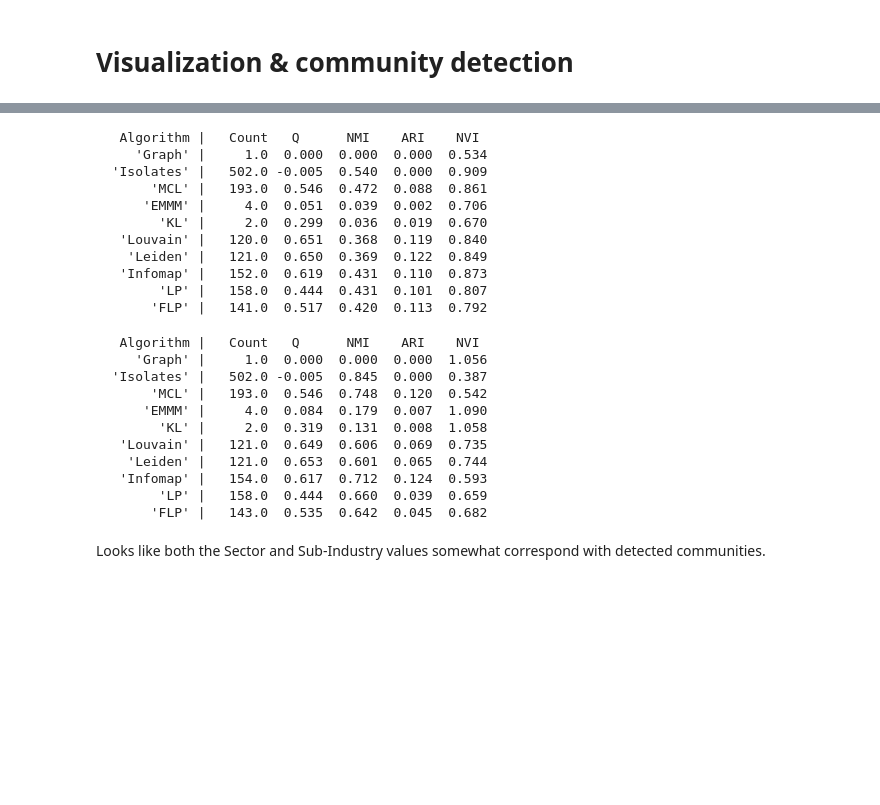
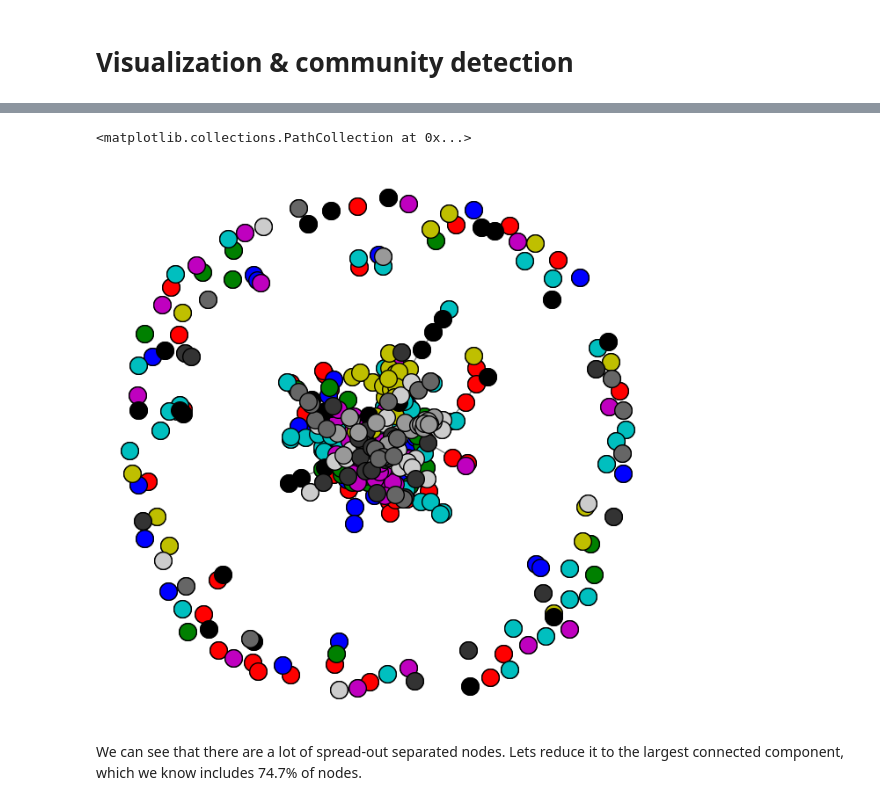
Before and after one commit to HSellis/INA-Project, a Jupyter notebook: community_detection.ipynb, the cells around one changed output, grey strips where cells are left out. Saved outputs shown, nothing was run; the diff lists cells and outputs as text; code cells hidden in the pictures; blank space fills up the shorter version.

Commit message:
clean up community detection notebook + comparison of different algorithms on LCC subgraph

```diff
--- a/community_detection.ipynb
+++ b/community_detection.ipynb
@@ -16,2 +30,5 @@ correlations = get_sp500_stocks(start_date="2025-02-01", end_date="2025-03-01").
+# %%
+correlations = pd.read_csv("stonks-2025-feb.csv")
+correlations = correlations.drop(columns=["Ticker"])
 # %%
 G_pos, G_neg = correlation_to_pos_neg_graphs(correlations, stocks_info, threshold=0.7)
@@ -227,9 +44,0 @@ subgraph_1_labels
-# %%
-sectors_counts = defaultdict(int)
-industries_counts = defaultdict(int)
-
-for _, data in subgraph_1.nodes(data=True):
-    sectors_counts[data["sector"]] += 1
-    industries_counts[data["industry"]] += 1
-
-sectors_counts
@@ -308,9 +44,0 @@ subgraph_2_labels
-# %%
-sectors_counts = defaultdict(int)
-industries_counts = defaultdict(int)
-
-for _, data in subgraph_2.nodes(data=True):
-    sectors_counts[data["sector"]] += 1
-    industries_counts[data["industry"]] += 1
-
-sectors_counts
@@ -379,30 +44,0 @@ def comparison(G, algs, runs = 1, cluster_def='sector'):
-# %%
-comparison(G_pos, algs, runs = 1, cluster_def="sector")
-# %% [output]
-   Algorithm |   Count   Q      NMI    ARI    NVI
-     'Graph' |     1.0  0.000  0.000  0.000  0.534
-  'Isolates' |   502.0 -0.005  0.540  0.000  0.909
-       'MCL' |   193.0  0.546  0.472  0.088  0.861
-      'EMMM' |     4.0  0.051  0.039  0.002  0.706
-        'KL' |     2.0  0.299  0.036  0.019  0.670
-   'Louvain' |   120.0  0.651  0.368  0.119  0.840
-    'Leiden' |   121.0  0.650  0.369  0.122  0.849
-   'Infomap' |   152.0  0.619  0.431  0.110  0.873
-        'LP' |   158.0  0.444  0.431  0.101  0.807
-       'FLP' |   141.0  0.517  0.420  0.113  0.792
-# %%
-comparison(G_pos, algs, runs = 1, cluster_def="industry")
-# %% [output]
-   Algorithm |   Count   Q      NMI    ARI    NVI
-     'Graph' |     1.0  0.000  0.000  0.000  1.056
-  'Isolates' |   502.0 -0.005  0.845  0.000  0.387
-       'MCL' |   193.0  0.546  0.748  0.120  0.542
-      'EMMM' |     4.0  0.084  0.179  0.007  1.090
-        'KL' |     2.0  0.319  0.131  0.008  1.058
-   'Louvain' |   121.0  0.649  0.606  0.069  0.735
-    'Leiden' |   121.0  0.653  0.601  0.065  0.744
-   'Infomap' |   154.0  0.617  0.712  0.124  0.593
-        'LP' |   158.0  0.444  0.660  0.039  0.659
-       'FLP' |   143.0  0.535  0.642  0.045  0.682
-# %% [markdown]
-Looks like both the Sector and Sub-Industry values somewhat correspond with detected communities.
@@ -408,0 +55,21 @@ Looks like both the Sector and Sub-Industry values somewhat correspond with dete
+# %%
+algs = {
+    "Known": lambda G: clustering(G, cluster_def="sector"),
+    #"Graph": lambda G: NodeClustering([range(len(G))],G, 'Graph'),
+    #"Isolates": lambda G: NodeClustering([[i] for i in range(len(G))], G, 'Isolates'),
+    "MCL": algorithms.markov_clustering,
+    "EMMM": lambda G: algorithms.em(G, k = 4), #expectation maximization
+    "KL": lambda G: NodeClustering([list(c) for c in nx.community.kernighan_lin_bisection(G)], G, "KL"),
+    "Louvain": lambda G: algorithms.louvain(G),
+    "Leiden": lambda G: algorithms.leiden(G),
+    "Infomap": lambda G: algorithms.infomap(G),
+    "LP": lambda G: algorithms.label_propagation(G),
+    "FLP": lambda G: NodeClustering([list(c) for c in nx.community.fast_label_propagation_communities(G)], G, "Fast LP")
+}
+# %%
+viz.plot_network_clusters(G_pos, algs["Known"](G_pos), nx.spring_layout(G_pos))
+# %% [output]
+<matplotlib.collections.PathCollection at 0x...>
+[figure, added]
+# %% [markdown]
+We can see that there are a lot of spread-out separated nodes. Lets reduce it to the largest connected component, which we know includes 74.7% of nodes.
```
Also changed, not shown: parts of 52 cells of this notebook, 1 other file.
